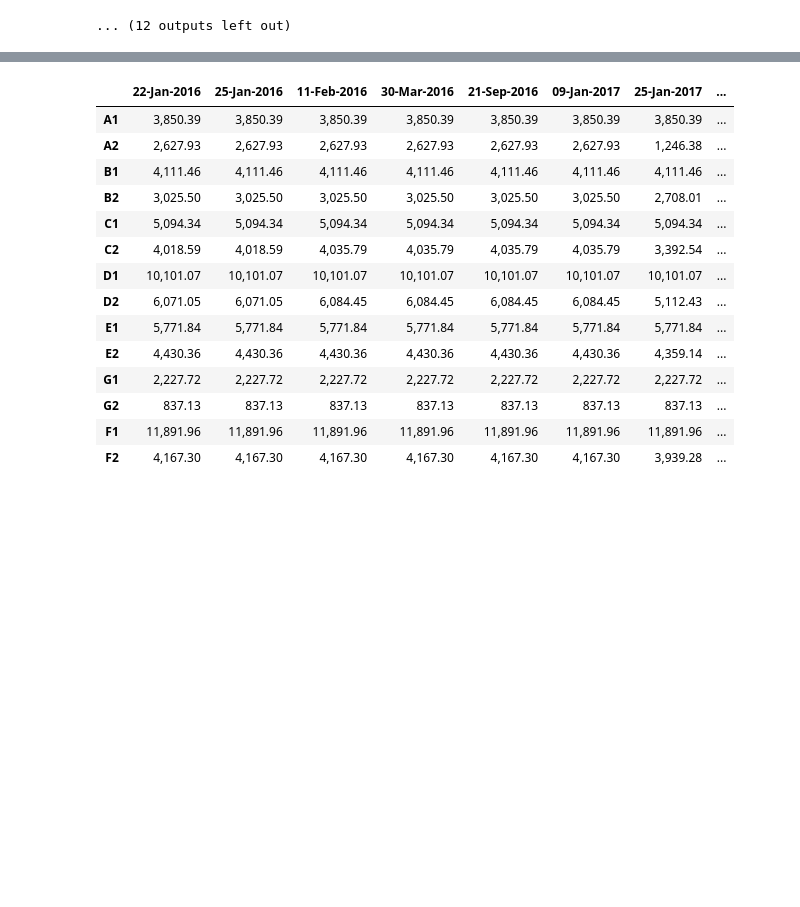
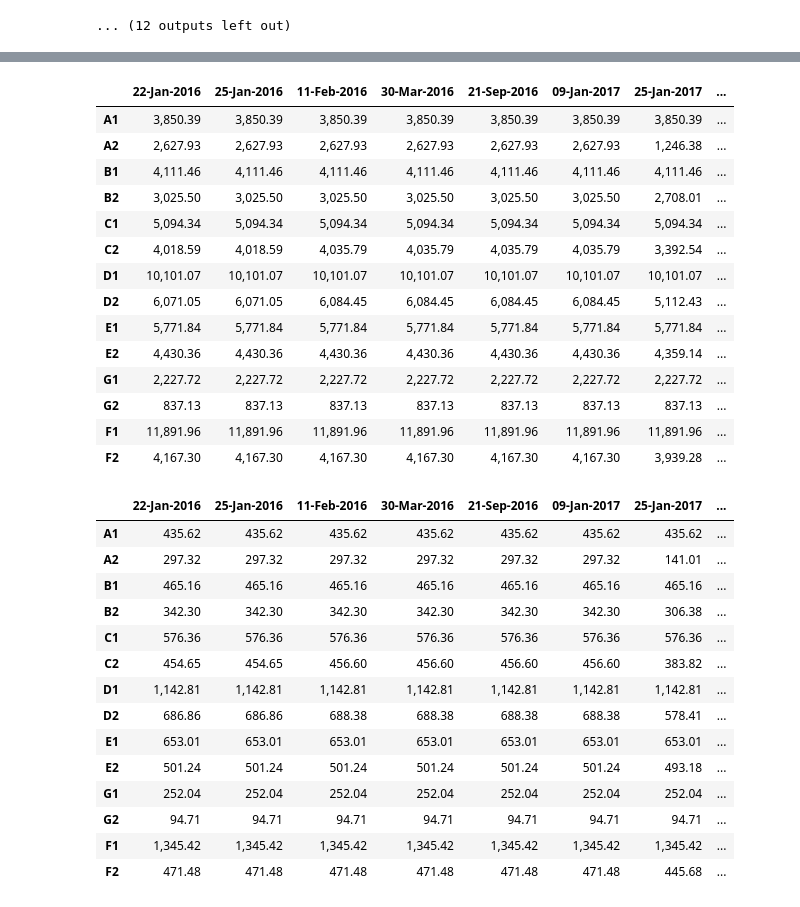
Before and after one commit to csherwood-usgs/Raster_calcs, a Jupyter notebook: Calc_Sandwich_volumes.ipynb, the cells around one changed output, grey strips where cells are left out. Cells and saved outputs as stored; diff of their text form; code cells hidden in the pictures; blank space fills up the shorter version.

```diff
--- a/Calc_Sandwich_volumes.ipynb
+++ b/Calc_Sandwich_volumes.ipynb
@@ -461,34 +461,52 @@ df_vol.to_csv('volumes.csv',sep=',')
 df_area = pd.DataFrame(data=pa,index=poly_names,columns=titles[0:-1])
 display(df_area)
 df_area.to_csv('areas.csv',sep=',')
+df_error = pd.DataFrame(data=pve,index=poly_names,columns=titles[0:-1])
+display(df_error)
+df_area.to_csv('error.csv',sep=',')
 # %% [output]
 |  | 22-Jan-2016 | 25-Jan-2016 | 11-Feb-2016 | 30-Mar-2016 | 21-Sep-2016 | 09-Jan-2017 | 25-Jan-2017 | ... |
 | A1 | -1,714.71 | -3,299.40 | -918.44 | -454.85 | 50.62 | -365.87 | -1,918.03 | ... |
 | A2 | -1,207.20 | -661.15 | 931.32 | -560.12 | -824.68 | 288.62 | -326.19 | ... |
 | B1 | -2,077.87 | -2,286.67 | -835.67 | 203.62 | 217.34 | -559.38 | -1,345.90 | ... |
 | B2 | -1,044.20 | -706.57 | 1,740.09 | -274.82 | -1,238.84 | 181.93 | -622.00 | ... |
 | C1 | -2,007.48 | -1,692.28 | -1,300.63 | -50.48 | 884.48 | -840.84 | -1,392.94 | ... |
 | C2 | -1,434.52 | -230.69 | 880.20 | 225.12 | -1,089.95 | -269.68 | -458.94 | ... |
 | D1 | 457.00 | -144.80 | 770.47 | 629.69 | 1,580.71 | -348.27 | -142.39 | ... |
 | D2 | -135.57 | -614.97 | 1,394.21 | -57.85 | -281.90 | 920.65 | -850.38 | ... |
 | E1 | -125.04 | -593.67 | 680.10 | 412.76 | 681.54 | -419.88 | -407.35 | ... |
 | E2 | -216.70 | -196.68 | 636.37 | -409.88 | 304.60 | -520.59 | -14.34 | ... |
 | G1 | 127.19 | 121.60 | -27.29 | -63.45 | 80.52 | -138.64 | 19.06 | ... |
 | G2 | 35.46 | 72.31 | -55.03 | -107.53 | -42.98 | -53.64 | 126.29 | ... |
 | F1 | -934.73 | -2,295.11 | 1,511.82 | 998.10 | 2,580.31 | -2,502.35 | 134.35 | ... |
 | F2 | -174.68 | -167.49 | -44.30 | -1,022.64 | 439.70 | -794.47 | 435.09 | ... |
 |  | 22-Jan-2016 | 25-Jan-2016 | 11-Feb-2016 | 30-Mar-2016 | 21-Sep-2016 | 09-Jan-2017 | 25-Jan-2017 | ... |
 | A1 | 3,850.39 | 3,850.39 | 3,850.39 | 3,850.39 | 3,850.39 | 3,850.39 | 3,850.39 | ... |
 | A2 | 2,627.93 | 2,627.93 | 2,627.93 | 2,627.93 | 2,627.93 | 2,627.93 | 1,246.38 | ... |
 | B1 | 4,111.46 | 4,111.46 | 4,111.46 | 4,111.46 | 4,111.46 | 4,111.46 | 4,111.46 | ... |
 | B2 | 3,025.50 | 3,025.50 | 3,025.50 | 3,025.50 | 3,025.50 | 3,025.50 | 2,708.01 | ... |
 | C1 | 5,094.34 | 5,094.34 | 5,094.34 | 5,094.34 | 5,094.34 | 5,094.34 | 5,094.34 | ... |
 | C2 | 4,018.59 | 4,018.59 | 4,035.79 | 4,035.79 | 4,035.79 | 4,035.79 | 3,392.54 | ... |
 | D1 | 10,101.07 | 10,101.07 | 10,101.07 | 10,101.07 | 10,101.07 | 10,101.07 | 10,101.07 | ... |
 | D2 | 6,071.05 | 6,071.05 | 6,084.45 | 6,084.45 | 6,084.45 | 6,084.45 | 5,112.43 | ... |
 | E1 | 5,771.84 | 5,771.84 | 5,771.84 | 5,771.84 | 5,771.84 | 5,771.84 | 5,771.84 | ... |
 | E2 | 4,430.36 | 4,430.36 | 4,430.36 | 4,430.36 | 4,430.36 | 4,430.36 | 4,359.14 | ... |
 | G1 | 2,227.72 | 2,227.72 | 2,227.72 | 2,227.72 | 2,227.72 | 2,227.72 | 2,227.72 | ... |
 | G2 | 837.13 | 837.13 | 837.13 | 837.13 | 837.13 | 837.13 | 837.13 | ... |
 | F1 | 11,891.96 | 11,891.96 | 11,891.96 | 11,891.96 | 11,891.96 | 11,891.96 | 11,891.96 | ... |
 | F2 | 4,167.30 | 4,167.30 | 4,167.30 | 4,167.30 | 4,167.30 | 4,167.30 | 3,939.28 | ... |
+|  | 22-Jan-2016 | 25-Jan-2016 | 11-Feb-2016 | 30-Mar-2016 | 21-Sep-2016 | 09-Jan-2017 | 25-Jan-2017 | ... |
+| A1 | 435.62 | 435.62 | 435.62 | 435.62 | 435.62 | 435.62 | 435.62 | ... |
+| A2 | 297.32 | 297.32 | 297.32 | 297.32 | 297.32 | 297.32 | 141.01 | ... |
+| B1 | 465.16 | 465.16 | 465.16 | 465.16 | 465.16 | 465.16 | 465.16 | ... |
+| B2 | 342.30 | 342.30 | 342.30 | 342.30 | 342.30 | 342.30 | 306.38 | ... |
+| C1 | 576.36 | 576.36 | 576.36 | 576.36 | 576.36 | 576.36 | 576.36 | ... |
+| C2 | 454.65 | 454.65 | 456.60 | 456.60 | 456.60 | 456.60 | 383.82 | ... |
+| D1 | 1,142.81 | 1,142.81 | 1,142.81 | 1,142.81 | 1,142.81 | 1,142.81 | 1,142.81 | ... |
+| D2 | 686.86 | 686.86 | 688.38 | 688.38 | 688.38 | 688.38 | 578.41 | ... |
+| E1 | 653.01 | 653.01 | 653.01 | 653.01 | 653.01 | 653.01 | 653.01 | ... |
+| E2 | 501.24 | 501.24 | 501.24 | 501.24 | 501.24 | 501.24 | 493.18 | ... |
+| G1 | 252.04 | 252.04 | 252.04 | 252.04 | 252.04 | 252.04 | 252.04 | ... |
+| G2 | 94.71 | 94.71 | 94.71 | 94.71 | 94.71 | 94.71 | 94.71 | ... |
+| F1 | 1,345.42 | 1,345.42 | 1,345.42 | 1,345.42 | 1,345.42 | 1,345.42 | 1,345.42 | ... |
+| F2 | 471.48 | 471.48 | 471.48 | 471.48 | 471.48 | 471.48 | 445.68 | ... |
```
Also changed, not shown: 1 other file.
